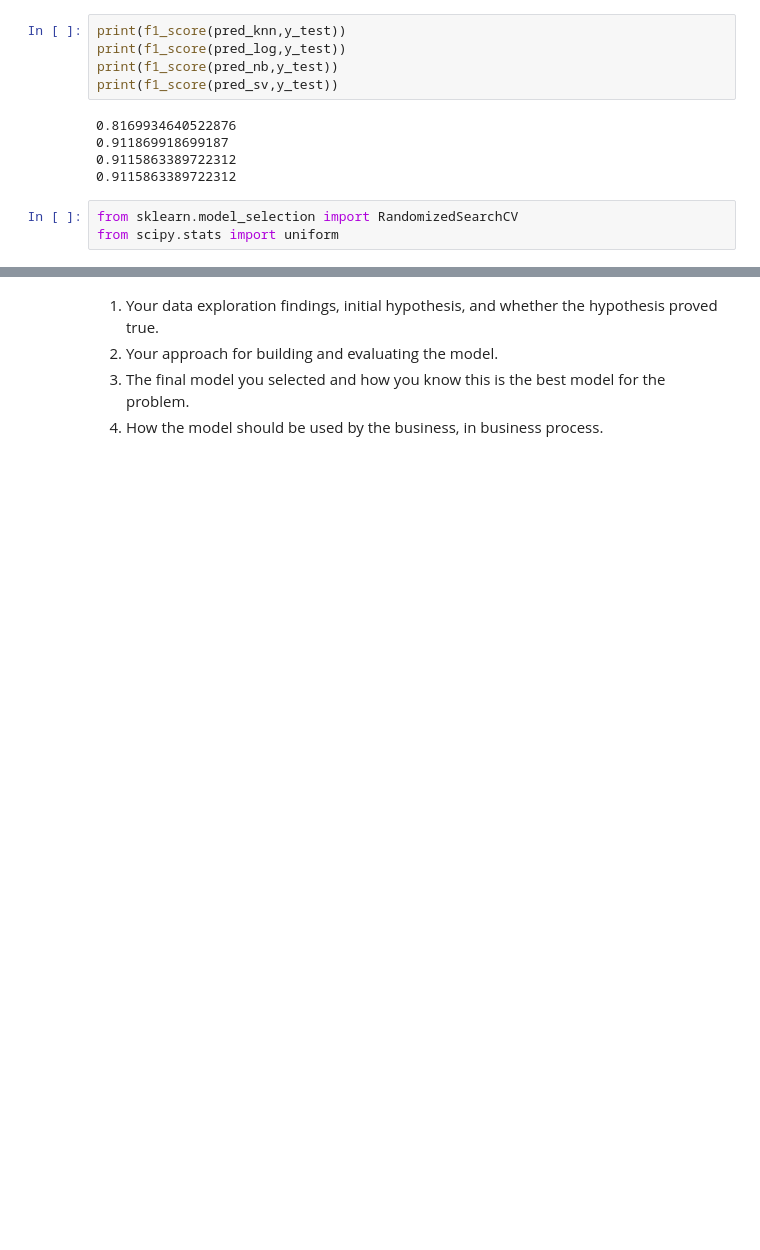
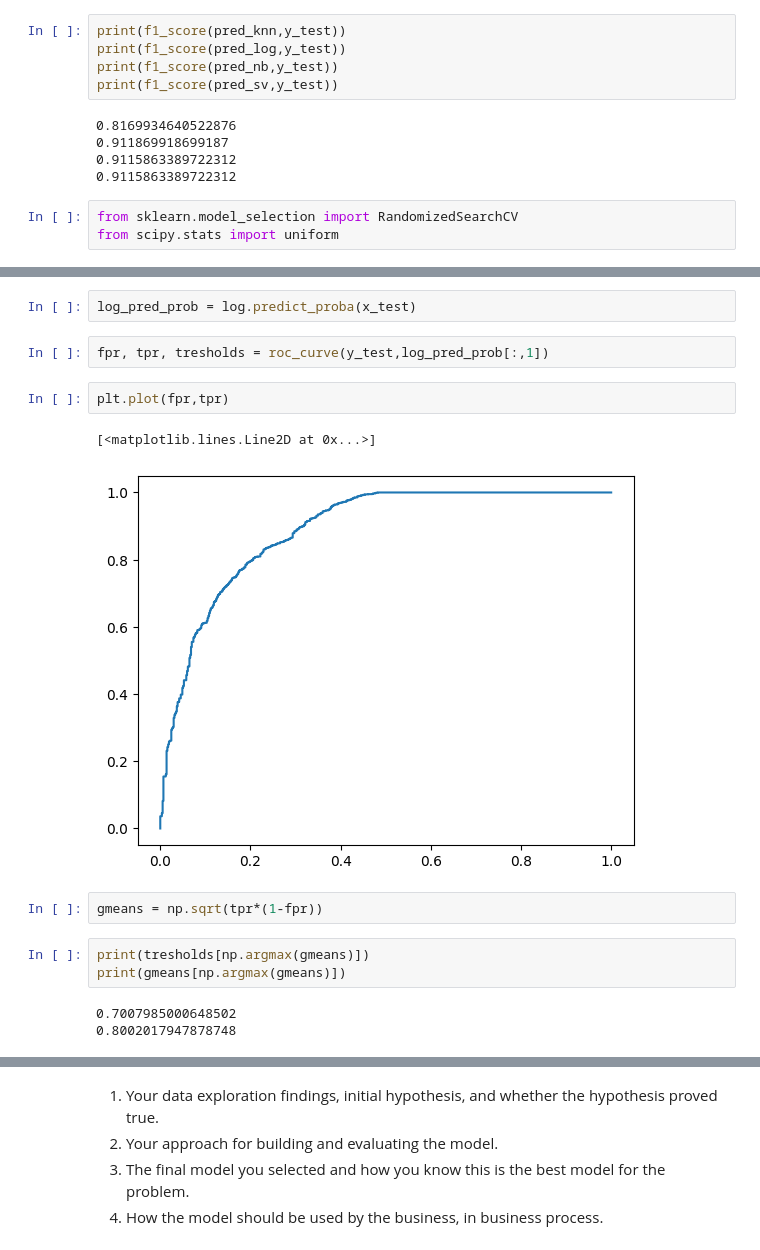
Before and after one commit to rach282/schulich_data_science, a Jupyter notebook: final exam.ipynb, the cells around one changed output, grey strips where cells are left out. Cells and saved outputs as stored; diff of their text form; blank space fills up the shorter version.

```diff
--- a/final exam.ipynb
+++ b/final exam.ipynb
@@ -345,0 +346,17 @@ best_logistic_params, best_logistic_score
+# %%
+log_pred_prob = log.predict_proba(x_test)
+# %%
+fpr, tpr, tresholds = roc_curve(y_test,log_pred_prob[:,1])
+# %%
+plt.plot(fpr,tpr)
+# %% [output]
+[<matplotlib.lines.Line2D at 0x...>]
+[figure, added]
+# %%
+gmeans = np.sqrt(tpr*(1-fpr))
+# %%
+print(tresholds[np.argmax(gmeans)])
+print(gmeans[np.argmax(gmeans)])
+# %% [output]
+0.7007985000648502
+0.8002017947878748
```
Also changed, not shown: parts of 7 cells of this notebook.
